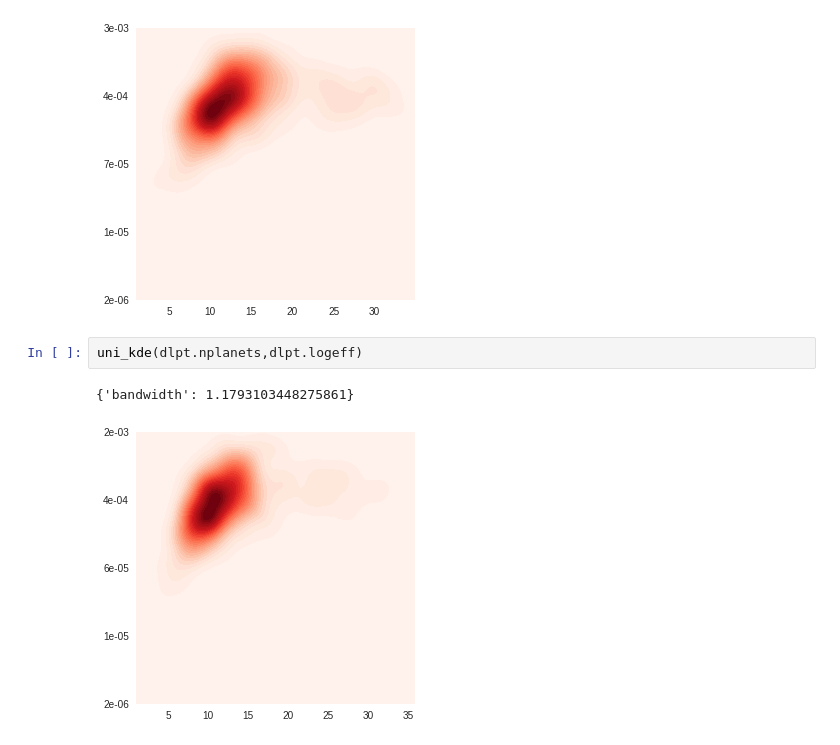
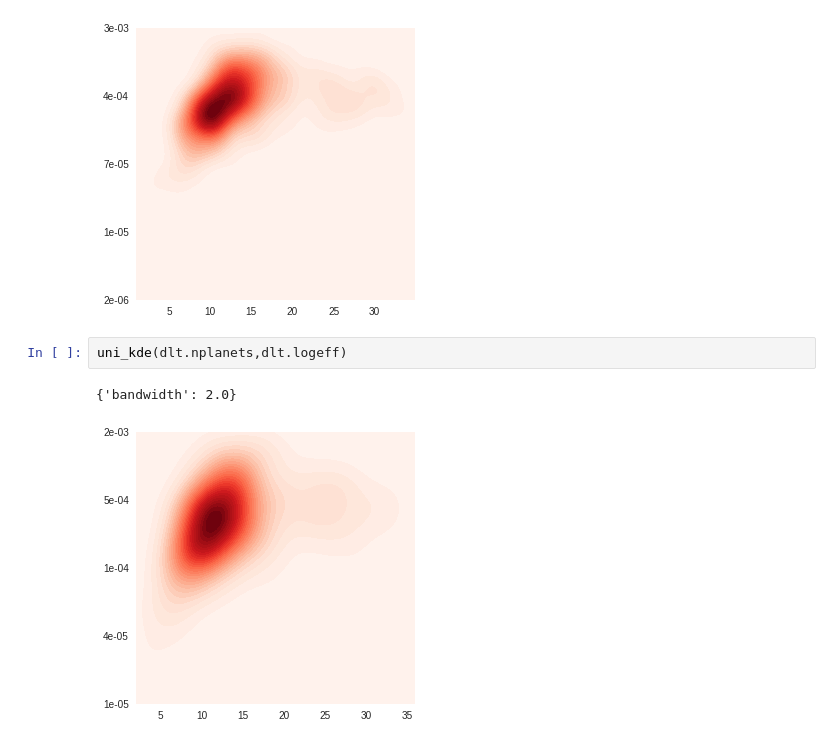
Before and after one commit to saint-germain/population_synthesis, a Jupyter notebook: tools/separate_stats.ipynb, the cells around one changed output. Drawn from its saved outputs; the diff is of its cells as text.

```diff
--- a/tools/separate_stats.ipynb
+++ b/tools/separate_stats.ipynb
@@ -212,8 +270,8 @@ uni_kde(dnt.nplanets,dnt.logeff)
 {'bandwidth': 1.2586206896551724}
 [figure]
 # %%
-uni_kde(dlpt.nplanets,dlpt.logeff)
+uni_kde(dlt.nplanets,dlt.logeff)
 # %% [output]
-{'bandwidth': 1.1793103448275861}
+{'bandwidth': 2.0}
-[figure, old version]
+[figure, new version]
 # %%
```
Also changed, not shown: parts of 28 cells of this notebook.
